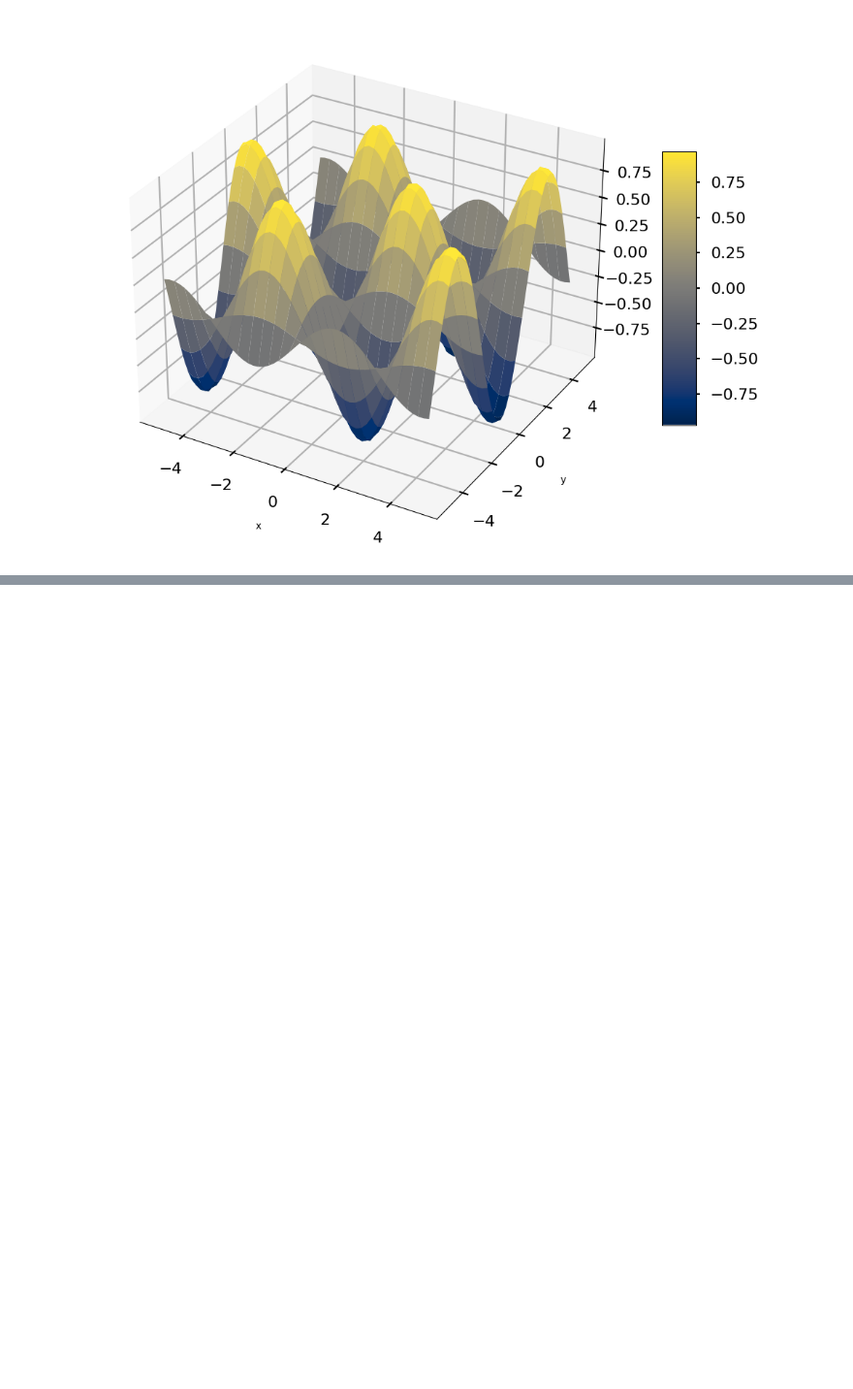
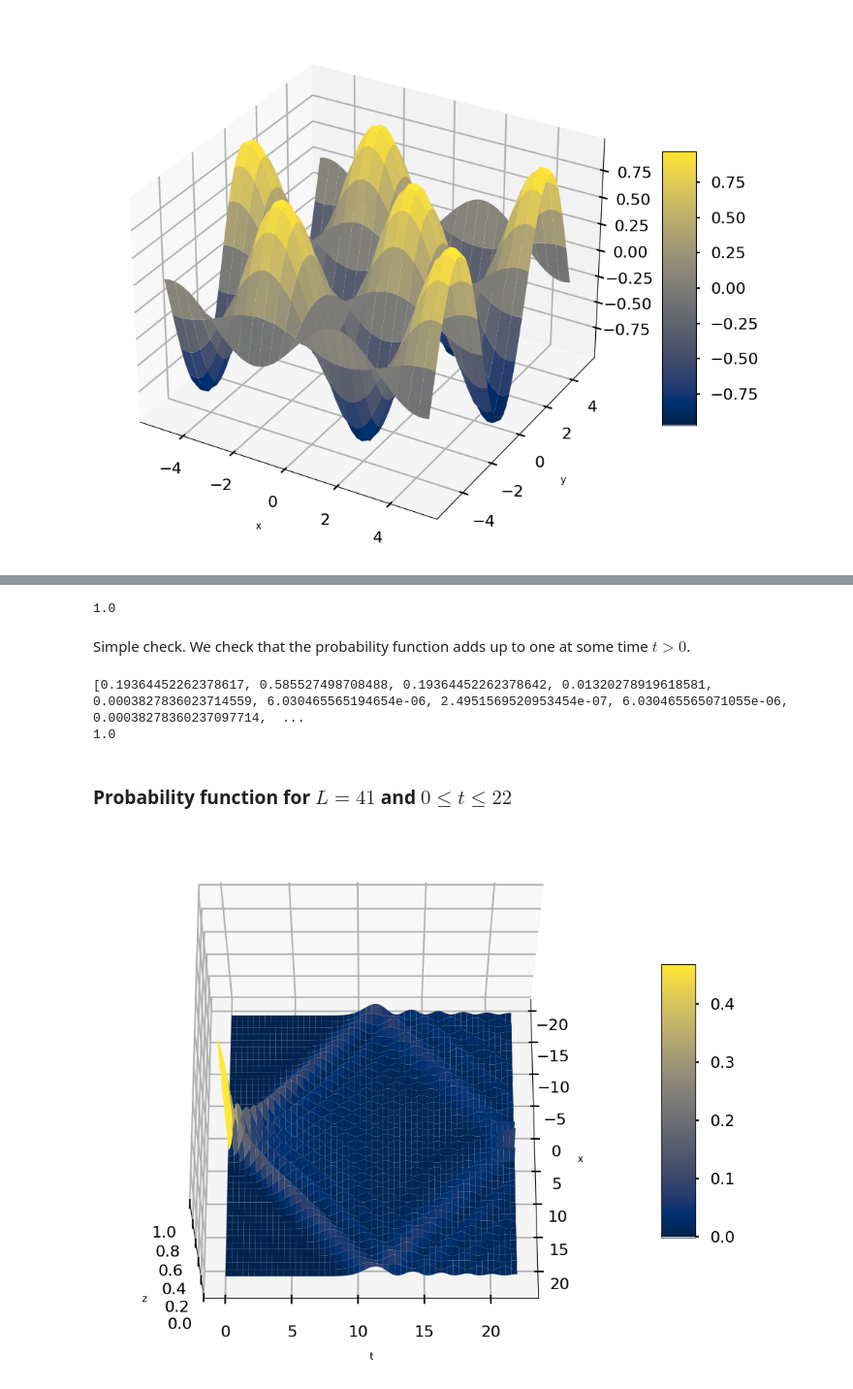
Before and after one commit to asaenz16/First-try, a Jupyter notebook: notebooks/Tryout3Dplot.ipynb, the cells around one changed output, grey strips where cells are left out. Shown at 97% size. Cells and saved outputs as stored; diff of their text form; code cells hidden in the pictures; blank space fills up the shorter version.

Commit message:
Big changes: This is now plots for a quantum walker on a discrete ring.

```diff
--- a/notebooks/Tryout3Dplot.ipynb
+++ b/notebooks/Tryout3Dplot.ipynb
@@ -35,0 +50,60 @@ plt.show()
+# %%
+import numpy as np
+from mpl_toolkits import mplot3d
+import matplotlib.pyplot as plt
+plt.style.use('seaborn-poster')
+
+def prob_fun(x, t, l, h):
+    values =[]
+    temp = 0
+    for i in range(l):
+        for k in range(l):
+            temp = (1/l)*(1/l)*np.exp(2 *np.pi*(x-l-1)*(1/l)*(1j) *(i+k) )*np.exp(-2j*t*(1/h)*(np.cos(2*np.pi*(i/l)) -np.cos(2*np.pi*(k/l))))
+            temp = temp.real
+            values. append(temp)
+    temp = sum(values)
+    return temp
+# %% [output]
+1.0
+# %% [markdown]
+Simple check. We check that the probability function adds up to one at some time $t> 0$.
+# %%
+l=10
+t = 0.5
+vals =[]
+for x in range(l):
+    vals.append(prob_fun(x, t, l, 1))
+print(vals)
+print(sum(vals))
+# %% [output]
+[0.19364452262378617, 0.585527498708488, 0.19364452262378642, 0.01320278919618581, 0.0003827836023714559, 6.030465565194654e-06, 2.4951569520953454e-07, 6.030465565071055e-06, 0.00038278360237097714,  ...
+1.0
+# %% [markdown]
+### Probability function for $L = 41$ and $0 \leq t \leq 22$
+# %%
+fig = plt.figure(figsize = (12,10))
+ax = plt.axes(projection='3d')
+
+l = 20
+
+x = np.arange(-l+1, l+2, 1)
+t = np.arange(0, l+2, 0.01)
+
+
+X, T = np.meshgrid(x, t)
+Z = prob_fun(X, T, 2*l +1, 1)
+
+surf = ax.plot_surface(X, T, Z, cmap = plt.cm.cividis)
+
+# Set axes label
+ax.set_xlabel('x', labelpad=20)
+ax.set_ylabel('t', labelpad=20)
+ax.set_zlabel('z', labelpad=20)
+
+fig.colorbar(surf, shrink=0.5, aspect=8)
+
+ax.view_init(65, 0)
+
+plt.show()
+# %% [output]
+[figure, added]
```
Also changed, not shown: parts of 14 cells of this notebook.
